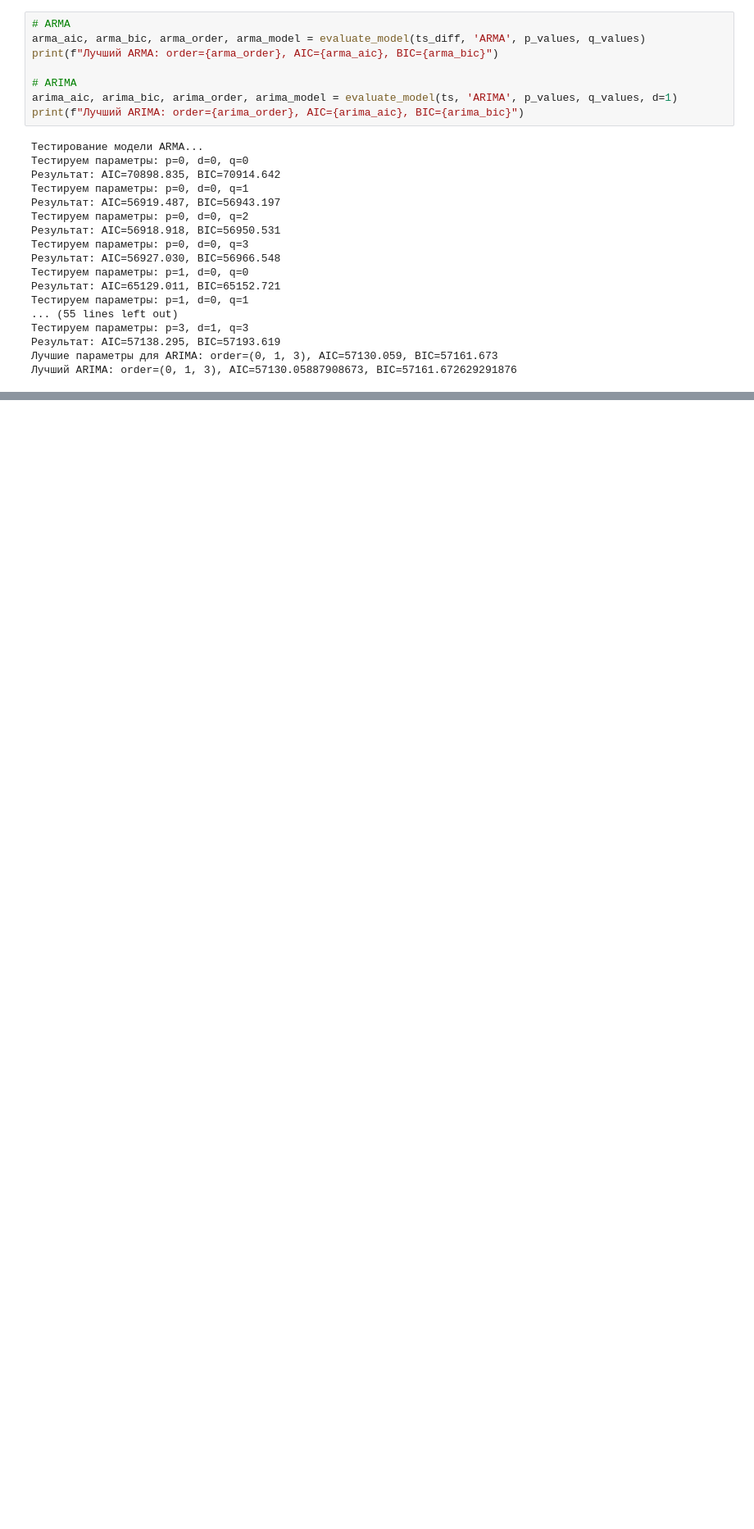
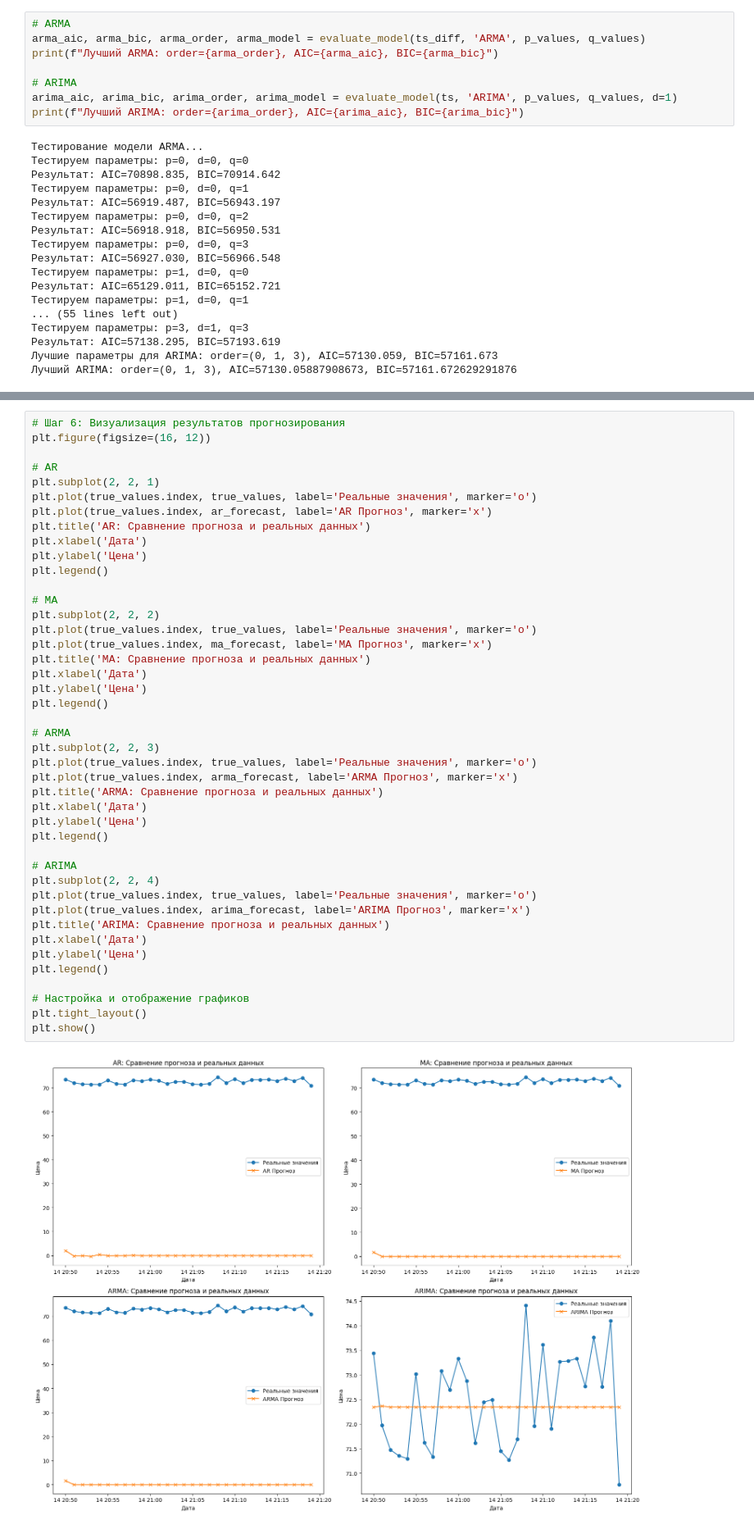
Before and after one commit to keysenelvial/dinam, a Jupyter notebook: dinam2.ipynb, the cells around one changed output, grey strips where cells are left out. Shown at 82% size. Drawn from its saved outputs; the diff is of its cells as text; blank space fills up the shorter version.

```diff
--- a/dinam2.ipynb
+++ b/dinam2.ipynb
@@ -323,0 +310,45 @@ ARIMA Metrics: MAE=0.853, RMSE=0.964, MAPE=0.012
+# %%
+# Шаг 6: Визуализация результатов прогнозирования
+plt.figure(figsize=(16, 12))
+
+# AR
+plt.subplot(2, 2, 1)
+plt.plot(true_values.index, true_values, label='Реальные значения', marker='o')
+plt.plot(true_values.index, ar_forecast, label='AR Прогноз', marker='x')
+plt.title('AR: Сравнение прогноза и реальных данных')
+plt.xlabel('Дата')
+plt.ylabel('Цена')
+plt.legend()
+
+# MA
+plt.subplot(2, 2, 2)
+plt.plot(true_values.index, true_values, label='Реальные значения', marker='o')
+plt.plot(true_values.index, ma_forecast, label='MA Прогноз', marker='x')
+plt.title('MA: Сравнение прогноза и реальных данных')
+plt.xlabel('Дата')
+plt.ylabel('Цена')
+plt.legend()
+
+# ARMA
+plt.subplot(2, 2, 3)
+plt.plot(true_values.index, true_values, label='Реальные значения', marker='o')
+plt.plot(true_values.index, arma_forecast, label='ARMA Прогноз', marker='x')
+plt.title('ARMA: Сравнение прогноза и реальных данных')
+plt.xlabel('Дата')
+plt.ylabel('Цена')
+plt.legend()
+
+# ARIMA
+plt.subplot(2, 2, 4)
+plt.plot(true_values.index, true_values, label='Реальные значения', marker='o')
+plt.plot(true_values.index, arima_forecast, label='ARIMA Прогноз', marker='x')
+plt.title('ARIMA: Сравнение прогноза и реальных данных')
+plt.xlabel('Дата')
+plt.ylabel('Цена')
+plt.legend()
+
+# Настройка и отображение графиков
+plt.tight_layout()
+plt.show()
+# %% [output]
+[figure, added]
```
Also changed, not shown: parts of 2 cells of this notebook.
